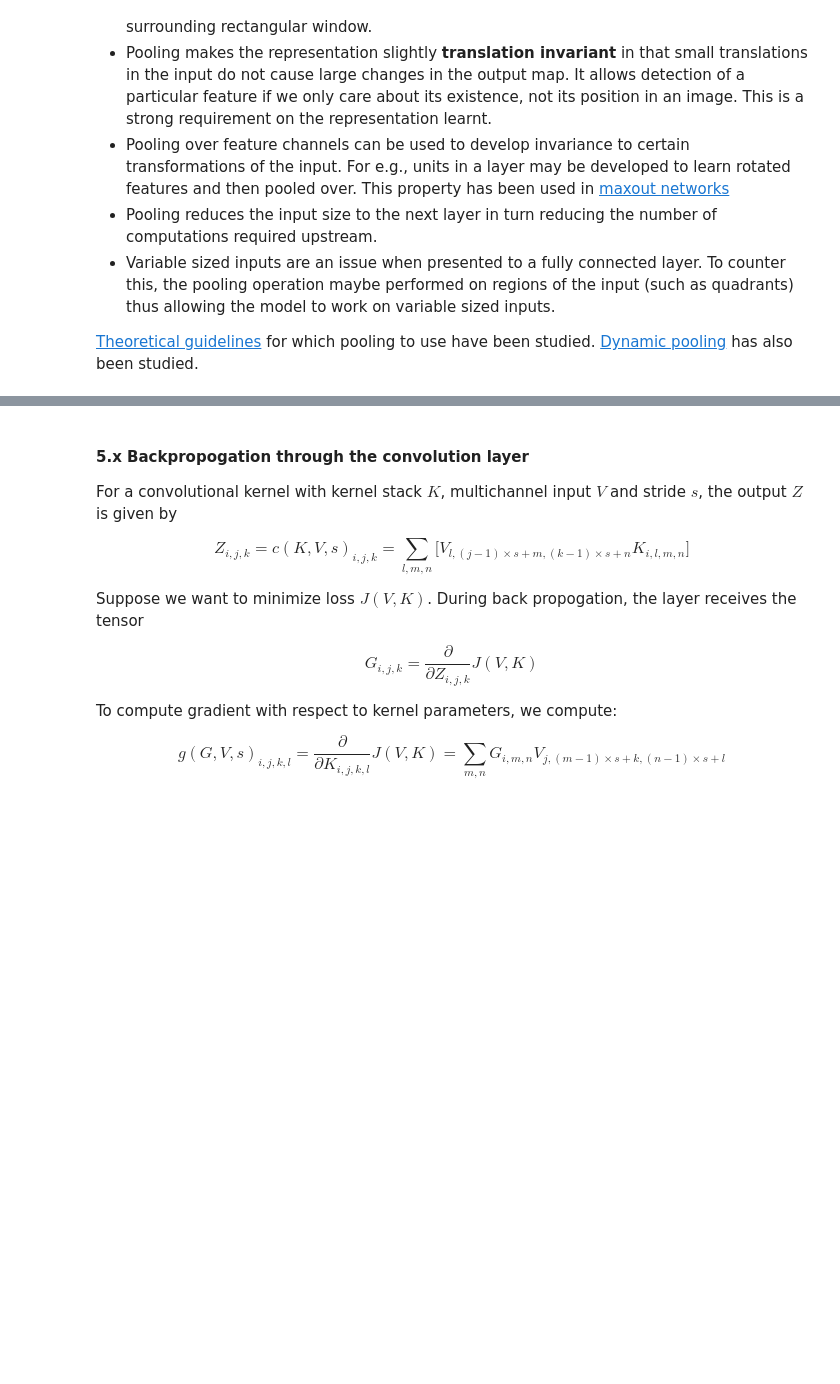
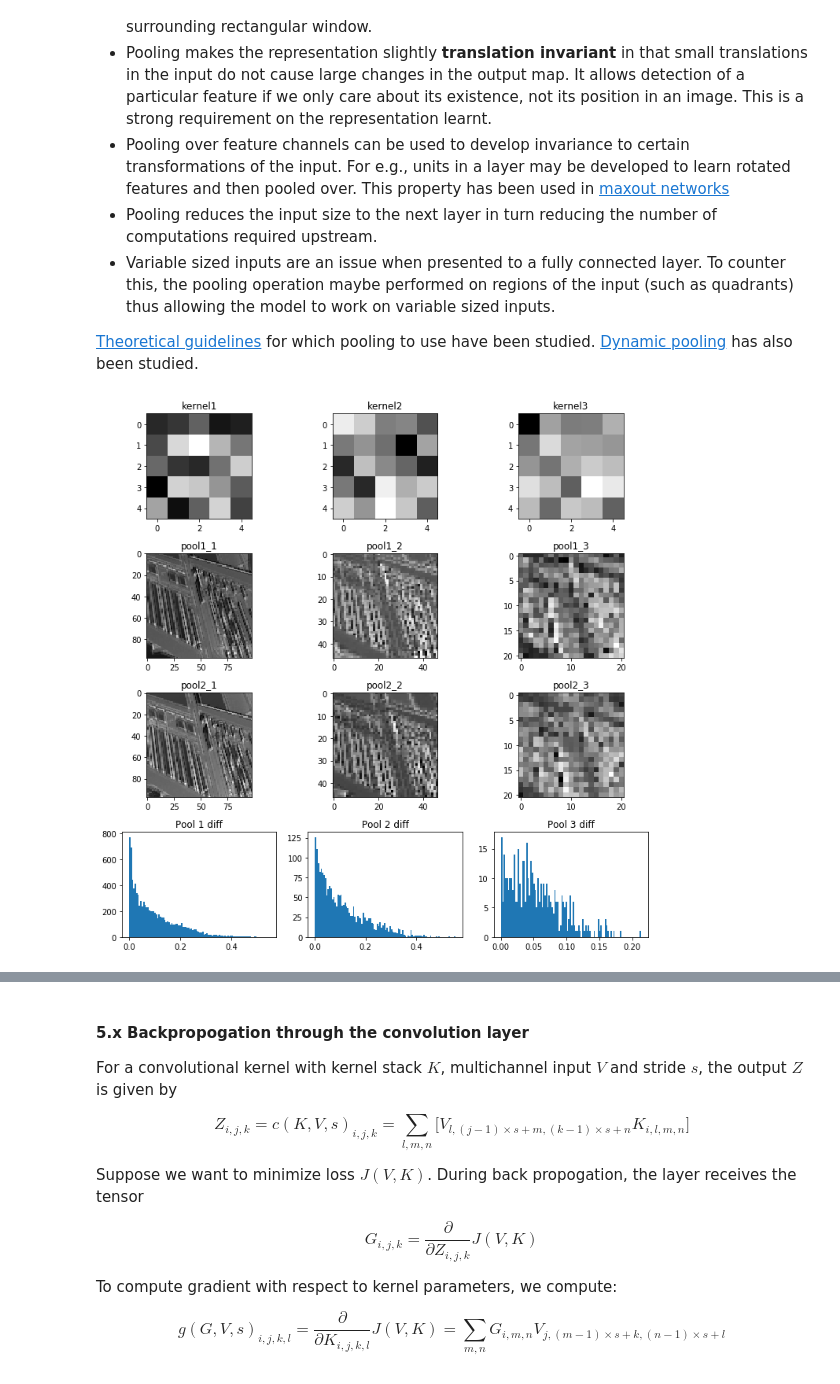
Before and after one commit to dalmia/Deep-Learning-Book-Chapter-Summaries, a Jupyter notebook: Chapter 9 - Convolutional Networks.ipynb, the cells around one changed output, grey strips where cells are left out. Cells and saved outputs as stored; diff of their text form; code cells hidden in the pictures; blank space fills up the shorter version.

Commit message:
FIX: Chapter 9 typos and ADD visualization

```diff
--- a/Chapter 9 - Convolutional Networks.ipynb
+++ b/Chapter 9 - Convolutional Networks.ipynb
@@ -69,6 +158,94 @@ A convolutional layer can be broken into the following components:
 
 
 [Theoretical guidelines](http://www.di.ens.fr/willow/pdfs/icml2010b.pdf) for which pooling to use have been studied. [Dynamic pooling](http://yann.lecun.com/exdb/publis/pdf/boureau-iccv-11.pdf) has also been studied.
+# %%
+import numpy as np
+np.random.seed(1001)
+
+from scipy import signal
+from scipy import misc
+import matplotlib.pyplot as plt
+%matplotlib inline
+
+img = misc.ascent()
+img = img.astype(np.float32)/255
+
+# The image is more interesting here
+orig_in = img[-200:,-300:-100]
+offsetx = offsety = 15
+shift_in = img[-200-offsetx:-offsetx,-300-offsety:-100-offsety]
+kernel1 = np.random.randn(5,5)
+kernel2 = np.random.randn(5,5)
+kernel3 = np.random.randn(5,5)
+
+def sigmoid(arr):
+    # Lazy implementation of sigmoid activation
+    return 1./(1 + np.exp(-arr))
+
+def maxpool(arr, poolsize, stride):
+    # Lazy looping implementation of maxpool
+    output_shape = np.floor((np.array(arr.shape)-poolsize)/stride)+1
+    output_shape = output_shape.astype(np.int32)
+    output = np.zeros(output_shape)
+    for x in range(output_shape[0]):
+        for y in range(output_shape[1]):
+            output[x,y] = np.max(arr[x*stride:x*stride+poolsize,y*stride:y*stride+poolsize])
+    return output
+
+output1_1 = sigmoid(signal.convolve2d(orig_in, kernel1, mode='valid'))
+pool1_1 = maxpool(output1_1, 2, 2)
+output1_2 = sigmoid(signal.convolve2d(pool1_1, kernel2, mode='valid'))
+pool1_2 = maxpool(output1_2, 2, 2)
+output1_3 = sigmoid(signal.convolve2d(pool1_2, kernel3, mode='valid'))
+pool1_3 = maxpool(output1_3, 2, 2)
+
+output2_1 = sigmoid(signal.convolve2d(shift_in, kernel1, mode='valid'))
+pool2_1 = maxpool(output2_1, 2, 2)
+output2_2 = sigmoid(signal.convolve2d(pool2_1, kernel2, mode='valid'))
+pool2_2 = maxpool(output2_2, 2, 2)
+output2_3 = sigmoid(signal.convolve2d(pool2_2, kernel3, mode='valid'))
+pool2_3 = maxpool(output2_3, 2, 2)
+
+fig, axes = plt.subplots(4, 3, figsize=(10, 10))
+
+k1, k2, k3 = axes[0,:]
+p1_1, p1_2, p1_3 = axes[1,:]
+p2_1, p2_2, p2_3 = axes[2,:]
+h1, h2, h3 = axes[3,:]
+
+k1.imshow(kernel1, cmap='gray')
+k1.set_title('kernel1')
+k2.imshow(kernel2, cmap='gray')
+k2.set_title('kernel2')
+k3.imshow(kernel3, cmap='gray')
+k3.set_title('kernel3')
+
+p1_1.imshow(pool1_1, cmap='gray')
+p1_1.set_title('pool1_1')
+p1_2.imshow(pool1_2, cmap='gray')
+p1_2.set_title('pool1_2')
+p1_3.imshow(pool1_3, cmap='gray')
+p1_3.set_title('pool1_3')
+
+p2_1.imshow(pool2_1, cmap='gray')
+p2_1.set_title('pool2_1')
+p2_2.imshow(pool2_2, cmap='gray')
+p2_2.set_title('pool2_2')
+p2_3.imshow(pool2_3, cmap='gray')
+p2_3.set_title('pool2_3')
+
+h1.hist(np.ravel(np.abs(pool1_1-pool2_1)),bins=100)
+h1.set_title('Pool 1 diff')
+h2.hist(np.ravel(np.abs(pool1_2-pool2_2)),bins=100)
+h2.set_title('Pool 2 diff')
+h3.hist(np.ravel(np.abs(pool1_3-pool2_3)),bins=100)
+h3.set_title('Pool 3 diff')
+
+plt.tight_layout()
+# plt.show()
+plt.savefig('images/pool_invariance.png')
+# %% [output]
+[figure, added]
 # %% [markdown]
 ### 4. Convolution and Pooling as an Infinitely Strong Prior
 
```
Also changed, not shown: parts of 11 cells of this notebook, 2 other files.
